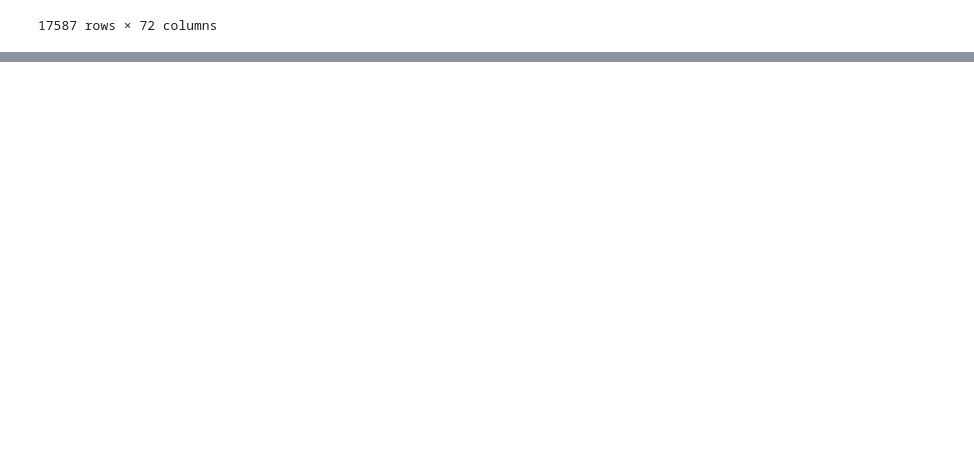
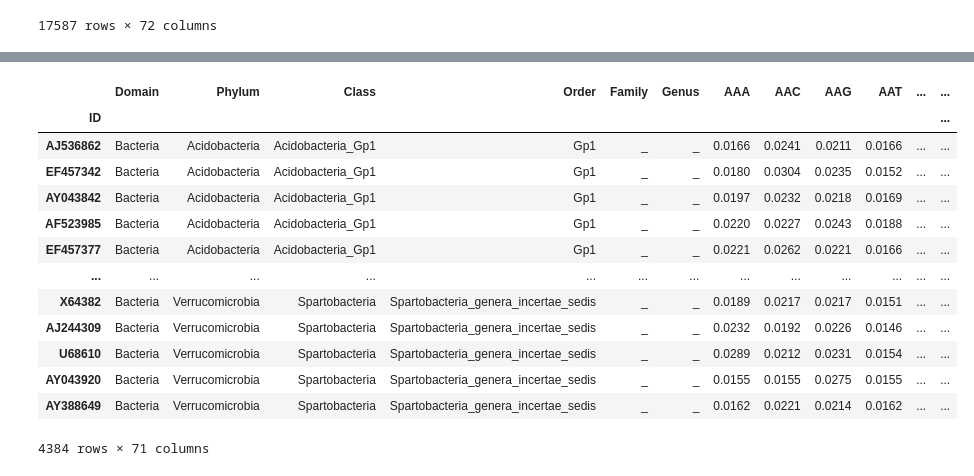
Before and after one commit to confect1on/biology_data_preprocessing, a Jupyter notebook: data_preprocessing.ipynb, the cells around one changed output, grey strips where cells are left out. Cells and saved outputs as stored; diff of their text form; code cells hidden in the pictures; blank space fills up the shorter version.

```diff
--- a/data_preprocessing.ipynb
+++ b/data_preprocessing.ipynb
@@ -92,8 +101,7 @@ reduce_factor
 # %% [markdown]
 # Количество элементов в оставшихся группах микроорганизмов
 # %%
-t = df.groupby(['Phylum', 'Class', 'Order', 'Family'])['ID'].count()
-reduced_groups = t[t > reduce_factor].to_frame(name = 'count').reset_index()
+reduced_groups = df.groupby(groups_key)['ID'].count()[lambda x: x > reduce_factor].to_frame(name = 'count').reset_index()
 reduced_groups
 # %% [output]
 |  | Phylum | Class | Order | Family | count |
@@ -130,0 +127,4 @@ reduced_groups.describe()
+# %%
+reduced_groups_describe = reduced_groups.describe()
+rg_min_value = reduced_groups_describe.at['min', 'count']
+reduced_groups_describe
@@ -149,0 +177,17 @@ reduced_df
+# %%
+reduced_df.groupby(groups_key).apply(lambda group: group.sample(int(rg_min_value))).set_index('ID')
+# %% [output]
+|  | Domain | Phylum | Class | Order | Family | Genus | AAA | AAC | AAG | AAT | ... | ... |
+| ID |  |  |  |  |  |  |  |  |  |  |  | ... |
+| AJ536862 | Bacteria | Acidobacteria | Acidobacteria_Gp1 | Gp1 | _ | _ | 0.0166 | 0.0241 | 0.0211 | 0.0166 | ... | ... |
+| EF457342 | Bacteria | Acidobacteria | Acidobacteria_Gp1 | Gp1 | _ | _ | 0.0180 | 0.0304 | 0.0235 | 0.0152 | ... | ... |
+| AY043842 | Bacteria | Acidobacteria | Acidobacteria_Gp1 | Gp1 | _ | _ | 0.0197 | 0.0232 | 0.0218 | 0.0169 | ... | ... |
+| AF523985 | Bacteria | Acidobacteria | Acidobacteria_Gp1 | Gp1 | _ | _ | 0.0220 | 0.0227 | 0.0243 | 0.0188 | ... | ... |
+| EF457377 | Bacteria | Acidobacteria | Acidobacteria_Gp1 | Gp1 | _ | _ | 0.0221 | 0.0262 | 0.0221 | 0.0166 | ... | ... |
+| ... | ... | ... | ... | ... | ... | ... | ... | ... | ... | ... | ... | ... |
+| X64382 | Bacteria | Verrucomicrobia | Spartobacteria | Spartobacteria_genera_incertae_sedis | _ | _ | 0.0189 | 0.0217 | 0.0217 | 0.0151 | ... | ... |
+| AJ244309 | Bacteria | Verrucomicrobia | Spartobacteria | Spartobacteria_genera_incertae_sedis | _ | _ | 0.0232 | 0.0192 | 0.0226 | 0.0146 | ... | ... |
+| U68610 | Bacteria | Verrucomicrobia | Spartobacteria | Spartobacteria_genera_incertae_sedis | _ | _ | 0.0289 | 0.0212 | 0.0231 | 0.0154 | ... | ... |
+| AY043920 | Bacteria | Verrucomicrobia | Spartobacteria | Spartobacteria_genera_incertae_sedis | _ | _ | 0.0155 | 0.0155 | 0.0275 | 0.0155 | ... | ... |
+| AY388649 | Bacteria | Verrucomicrobia | Spartobacteria | Spartobacteria_genera_incertae_sedis | _ | _ | 0.0162 | 0.0221 | 0.0214 | 0.0162 | ... | ... |
+4384 rows × 71 columns
```
Also changed, not shown: parts of 11 cells of this notebook.
